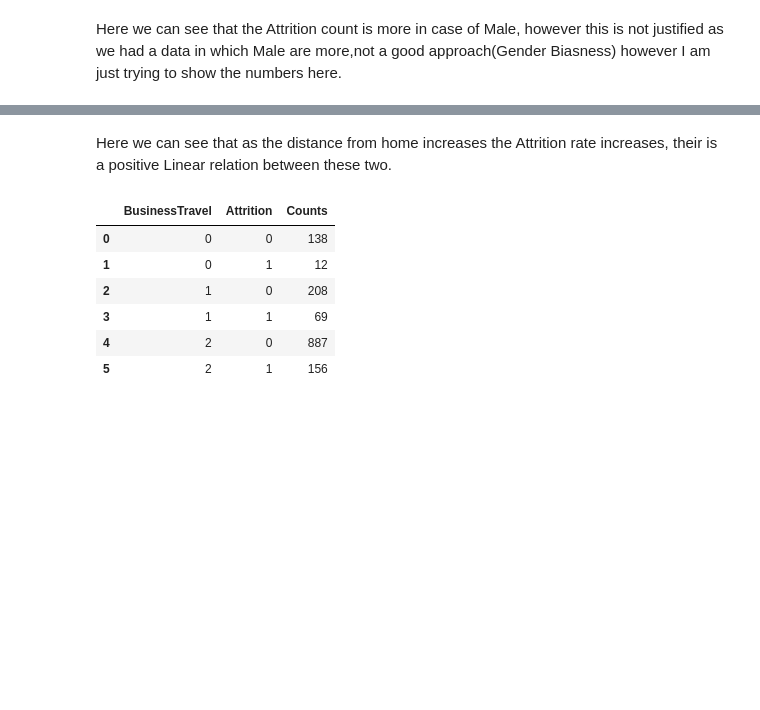
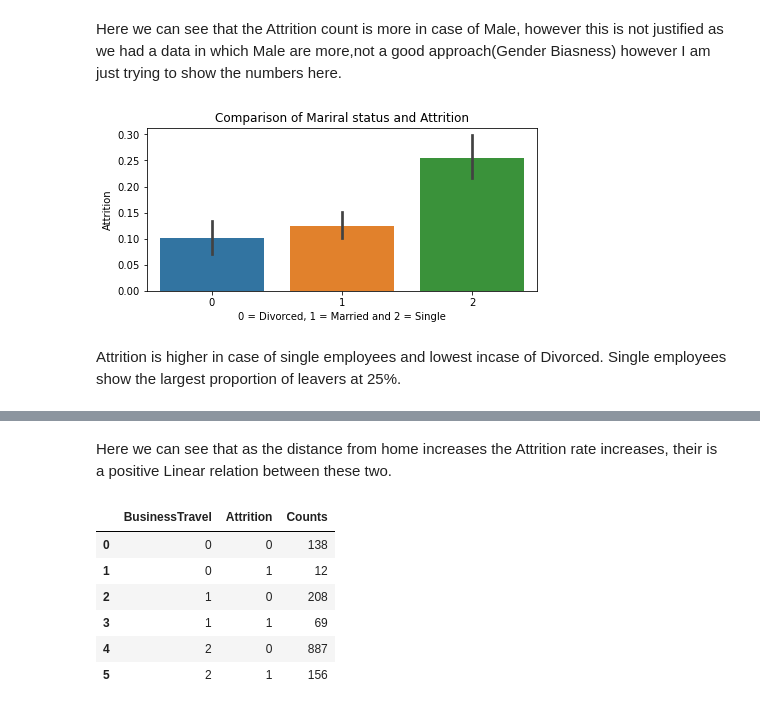
Before and after one commit to sonirl/DT_Evaluation-projects, a Jupyter notebook: project_4_HRanalytics.ipynb, the cells around one changed output, grey strips where cells are left out. Cells and saved outputs as stored; diff of their text form; code cells hidden in the pictures; blank space fills up the shorter version.

```diff
--- a/project_4_HRanalytics.ipynb
+++ b/project_4_HRanalytics.ipynb
@@ -325,5 +325,16 @@ plt.show()
 # %% [markdown]
 Here we can see that the Attrition count is more in case of Male, however this is not justified as we had a data in which Male are more,not a good approach(Gender Biasness) however I am just trying to show the numbers here.
+# %%
+#relation of Marital status with Attrition
+plt.figure(figsize=(7,3))
+sns.barplot(x='MaritalStatus',y='Attrition',data=data_copy)
+plt.title('Comparison of Mariral status and Attrition')
+plt.xlabel('0 = Divorced, 1 = Married and 2 = Single')
+plt.show()
+# %% [output]
+[figure, added]
+# %% [markdown]
+Attrition is higher in case of single employees  and lowest incase of Divorced. Single employees show the largest proportion of leavers at 25%.
 # %%
 #relation of Distance from Home with Attrition
 plt.figure(figsize=(7,3))
```
Also changed, not shown: parts of 25 cells of this notebook.
